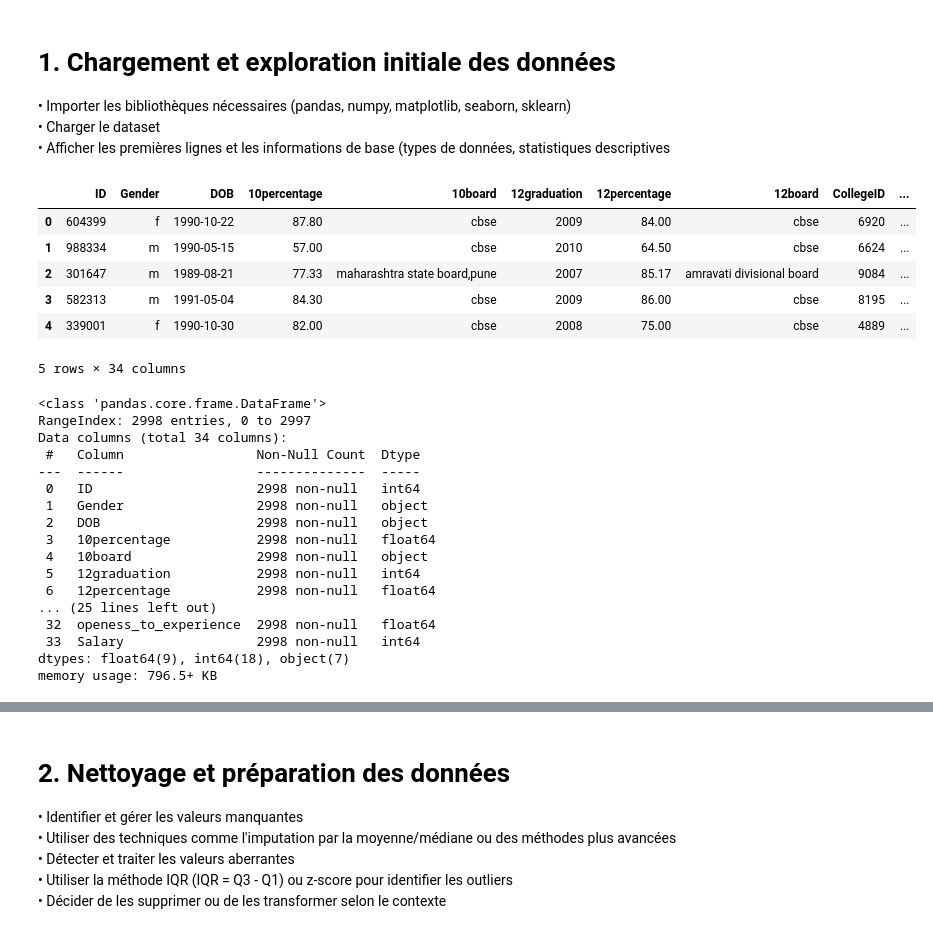
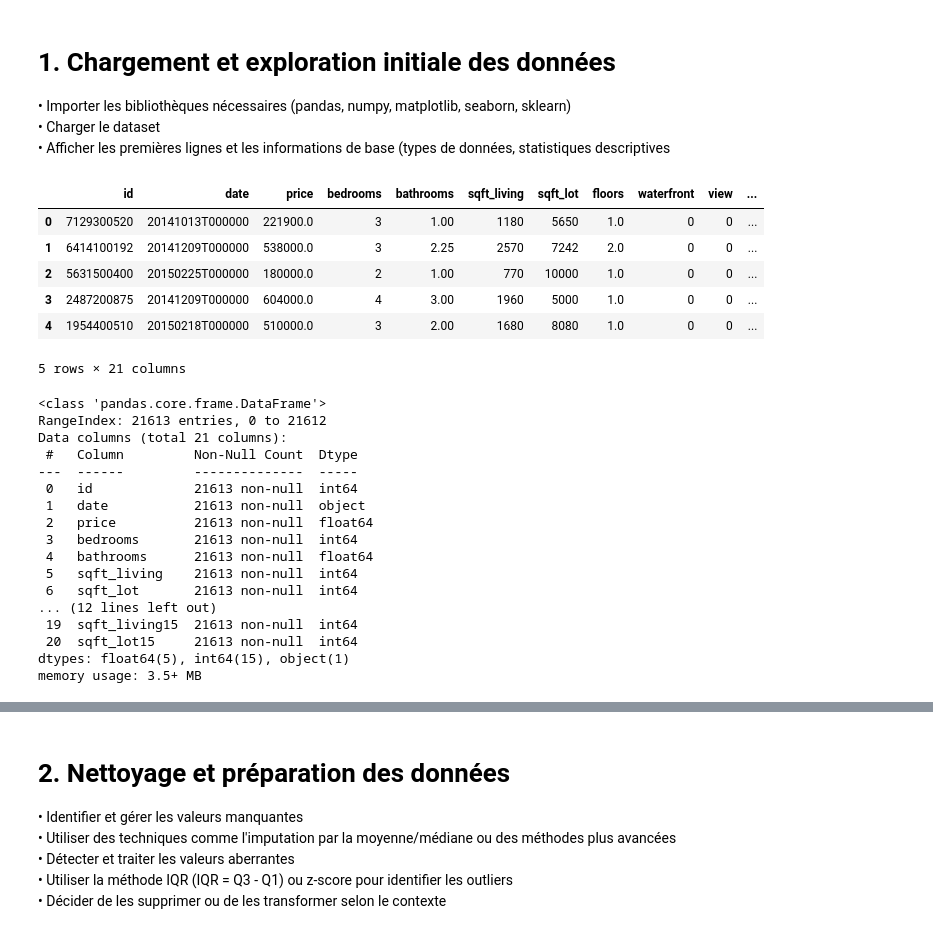
Before and after one commit to MGentieu/Projet_python_data, a Jupyter notebook: Notebook_projet.ipynb, the cells around one changed output, grey strips where cells are left out. Saved outputs shown, nothing was run; the diff lists cells and outputs as text; code cells hidden in the pictures.

```diff
--- a/Notebook_projet.ipynb
+++ b/Notebook_projet.ipynb
@@ -8,37 +8,37 @@ statistiques descriptives
 # %%
 #Projet Python pour data sciences
 import pandas as pd, numpy as np, matplotlib.pyplot as plt, seaborn as sb, sklearn as sk
-df=pd.read_csv("Engineering_graduate_salary.csv")
+df=pd.read_csv("kc_house_data.csv")
 
 df.head()
 # %% [output]
-|  | ID | Gender | DOB | 10percentage | 10board | 12graduation | 12percentage | 12board | CollegeID | ... |
-| 0 | 604399 | f | 1990-10-22 | 87.80 | cbse | 2009 | 84.00 | cbse | 6920 | ... |
-| 1 | 988334 | m | 1990-05-15 | 57.00 | cbse | 2010 | 64.50 | cbse | 6624 | ... |
-| 2 | 301647 | m | 1989-08-21 | 77.33 | maharashtra state board,pune | 2007 | 85.17 | amravati divisional board | 9084 | ... |
-| 3 | 582313 | m | 1991-05-04 | 84.30 | cbse | 2009 | 86.00 | cbse | 8195 | ... |
-| 4 | 339001 | f | 1990-10-30 | 82.00 | cbse | 2008 | 75.00 | cbse | 4889 | ... |
+|  | id | date | price | bedrooms | bathrooms | sqft_living | sqft_lot | floors | waterfront | view | ... |
+| 0 | 7129300520 | 20141013T000000 | 221900.0 | 3 | 1.00 | 1180 | 5650 | 1.0 | 0 | 0 | ... |
+| 1 | 6414100192 | 20141209T000000 | 538000.0 | 3 | 2.25 | 2570 | 7242 | 2.0 | 0 | 0 | ... |
+| 2 | 5631500400 | 20150225T000000 | 180000.0 | 2 | 1.00 | 770 | 10000 | 1.0 | 0 | 0 | ... |
+| 3 | 2487200875 | 20141209T000000 | 604000.0 | 4 | 3.00 | 1960 | 5000 | 1.0 | 0 | 0 | ... |
+| 4 | 1954400510 | 20150218T000000 | 510000.0 | 3 | 2.00 | 1680 | 8080 | 1.0 | 0 | 0 | ... |
-5 rows × 34 columns
+5 rows × 21 columns
 # %%
 df.info()
 # %% [output]
 <class 'pandas.core.frame.DataFrame'>
-RangeIndex: 2998 entries, 0 to 2997
-Data columns (total 34 columns):
- #   Column                 Non-Null Count  Dtype
----  ------                 --------------  -----
- 0   ID                     2998 non-null   int64
- 1   Gender                 2998 non-null   object
- 2   DOB                    2998 non-null   object
- 3   10percentage           2998 non-null   float64
- 4   10board                2998 non-null   object
- 5   12graduation           2998 non-null   int64
- 6   12percentage           2998 non-null   float64
-... (25 lines left out)
- 32  openess_to_experience  2998 non-null   float64
- 33  Salary                 2998 non-null   int64
-dtypes: float64(9), int64(18), object(7)
-memory usage: 796.5+ KB
+RangeIndex: 21613 entries, 0 to 21612
+Data columns (total 21 columns):
+ #   Column         Non-Null Count  Dtype
+---  ------         --------------  -----
+ 0   id             21613 non-null  int64
+ 1   date           21613 non-null  object
+ 2   price          21613 non-null  float64
+ 3   bedrooms       21613 non-null  int64
+ 4   bathrooms      21613 non-null  float64
+ 5   sqft_living    21613 non-null  int64
+ 6   sqft_lot       21613 non-null  int64
+... (12 lines left out)
+ 19  sqft_living15  21613 non-null  int64
+ 20  sqft_lot15     21613 non-null  int64
+dtypes: float64(5), int64(15), object(1)
+memory usage: 3.5+ MB
 # %%
 df.describe()
 # %% [output]
```
Also changed, not shown: parts of 22 cells of this notebook.
